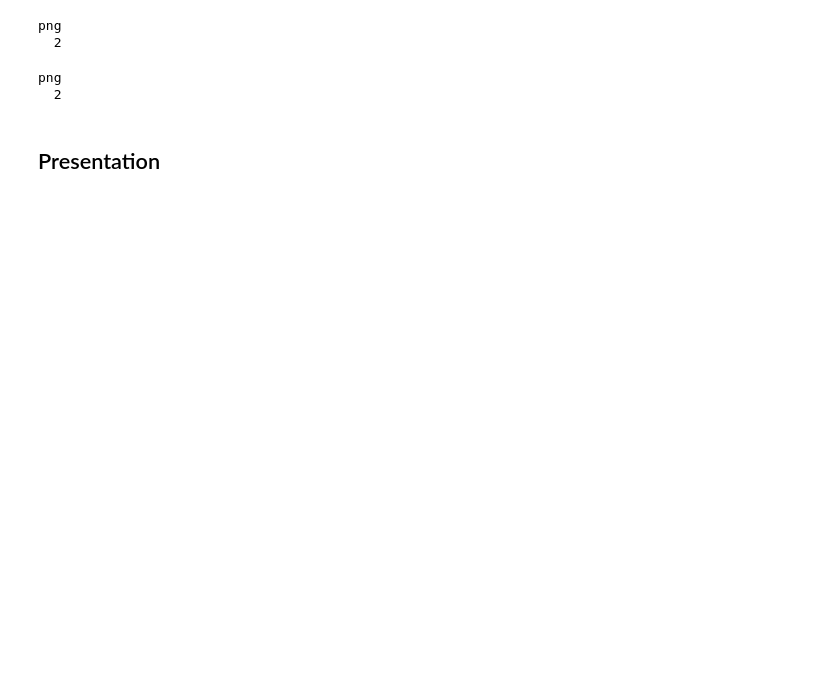
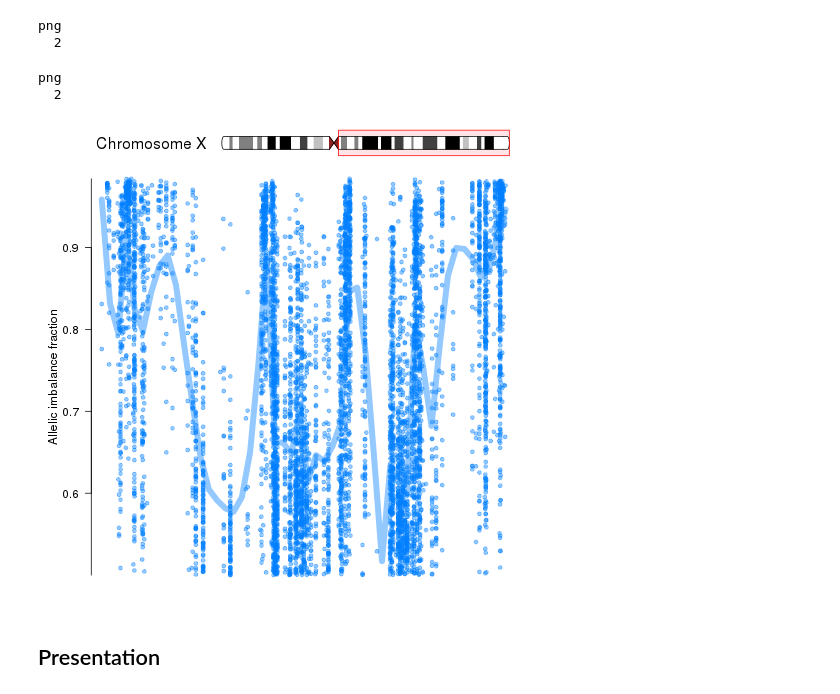
Before and after one commit to frazer-lab/cardips-ipsc-eqtl, a Jupyter notebook: notebooks/Figure. X Inactivation.ipynb, the cells around one changed output. Drawn from its saved outputs; the diff is of its cells as text; code cells hidden in the pictures; blank space fills up the shorter version.

```diff
--- a/notebooks/Figure. X Inactivation.ipynb
+++ b/notebooks/Figure. X Inactivation.ipynb
@@ -335,7 +335,7 @@ ideoTrack <- IdeogramTrack(genome = "hg19", chromosome = "chrX", fontsize=8, fon
                            fontcolor='black', cex=1, cex.id=1, cex.axis=1, cex.title=1)
 
 mafTrack <- DataTrack(range=r, data=t, genome="hg19", type=c("p"), alpha=0.5, lwd=8,
-                      span=0.05, chromosome="chrX", name="Major allele frequency", fontsize=8,
+                      span=0.05, chromosome="chrX", name="Allelic imbalance fraction", fontsize=8,
                       fontcolor.legend='black', col.axis='black', col.title='black',
                       background.title='transparent', cex=1, cex.id=1, cex.axis=1, cex.title=1,
                       fontface=1, fontface.title=1, alpha.title=1)
@@ -361,6 +361,12 @@ dev.off()
 # %% [output]
 png
   2
+# %%
+%%R -i fn
+
+plotTracks(c(ideoTrack, mafTrack), from=63000000, to=155270560)
+# %% [output]
+[figure, added]
 # %% [markdown]
 ## Presentation
 # %%
```
Also changed, not shown: parts of 4 cells of this notebook, 25 other files.
